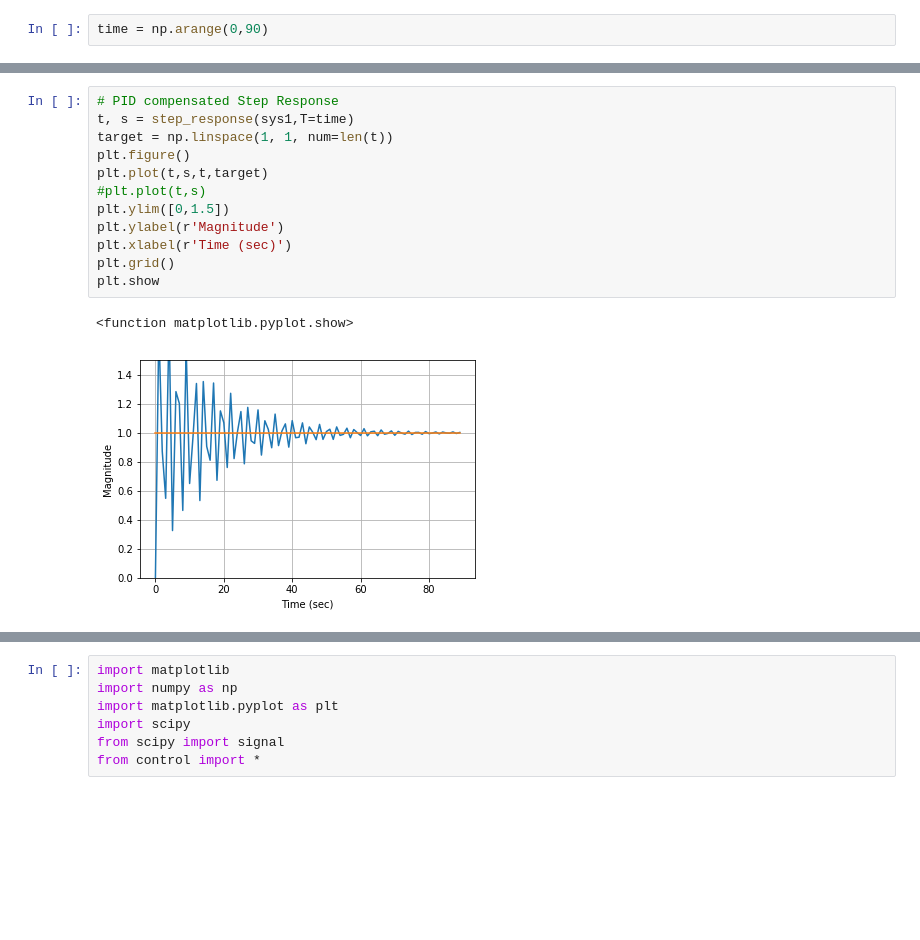
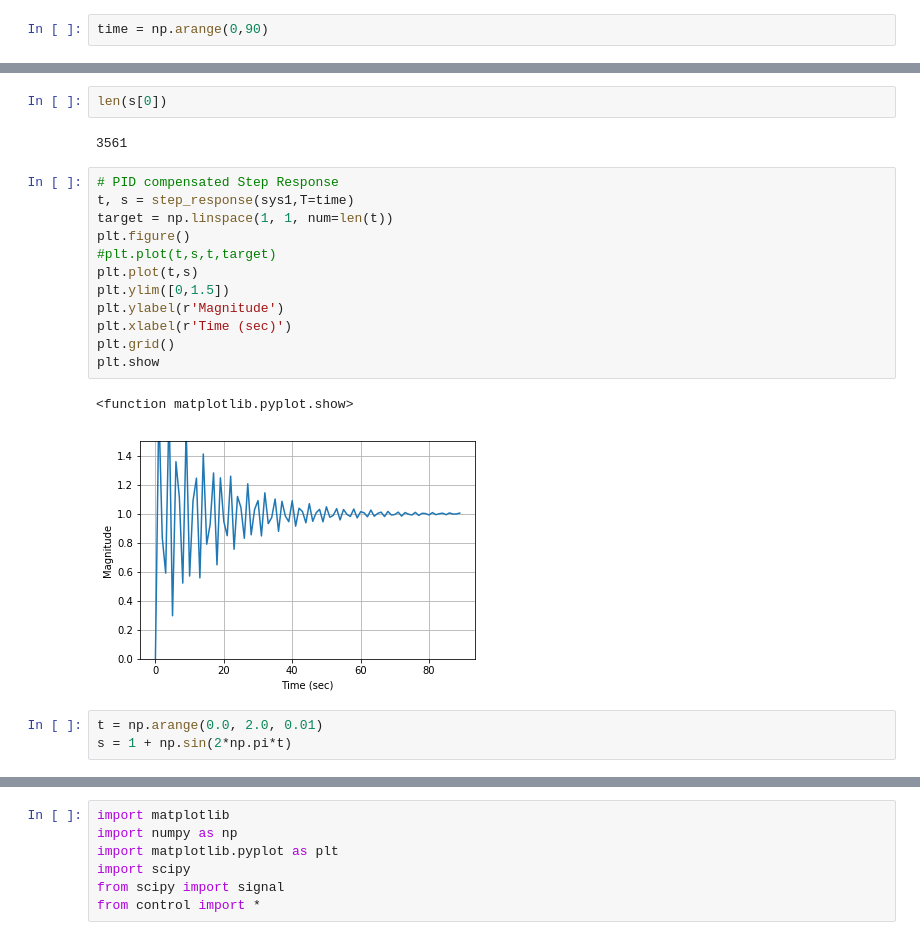
Before and after one commit to nojair/finaltry, a Jupyter notebook: Main Program.ipynb, the cells around one changed output, grey strips where cells are left out. Cells and saved outputs as stored; diff of their text form; blank space fills up the shorter version.

```diff
--- a/Main Program.ipynb
+++ b/Main Program.ipynb
@@ -38,15 +40,22 @@ sys1 = feedback(pid*plant, 1)
+# %%
+len(s[0])
+# %% [output]
+3561
 # %%
 # PID compensated Step Response
 t, s = step_response(sys1,T=time)
 target = np.linspace(1, 1, num=len(t))
 plt.figure()
-plt.plot(t,s,t,target)
-#plt.plot(t,s)
+#plt.plot(t,s,t,target)
+plt.plot(t,s)
 plt.ylim([0,1.5])
 plt.ylabel(r'Magnitude')
 plt.xlabel(r'Time (sec)')
 plt.grid()
 plt.show
 # %% [output]
 <function matplotlib.pyplot.show>
-[figure, old version]
+[figure, new version]
+# %%
+t = np.arange(0.0, 2.0, 0.01)
+s = 1 + np.sin(2*np.pi*t)
```
Also changed, not shown: parts of 17 cells of this notebook, 5 other files.
